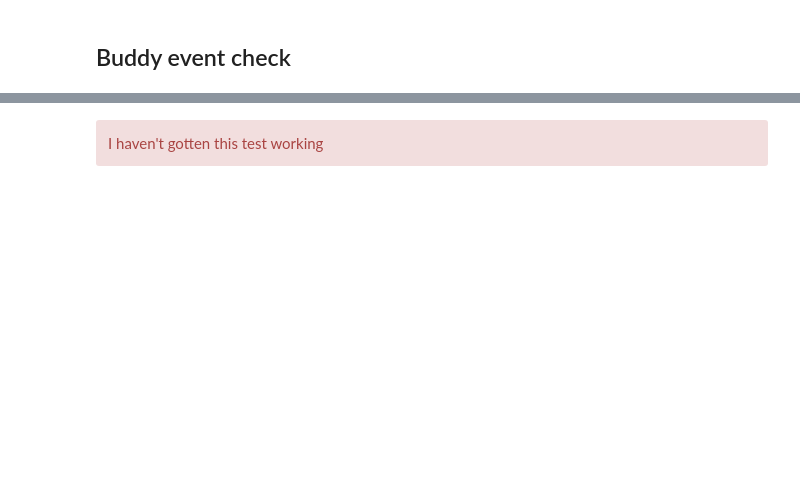
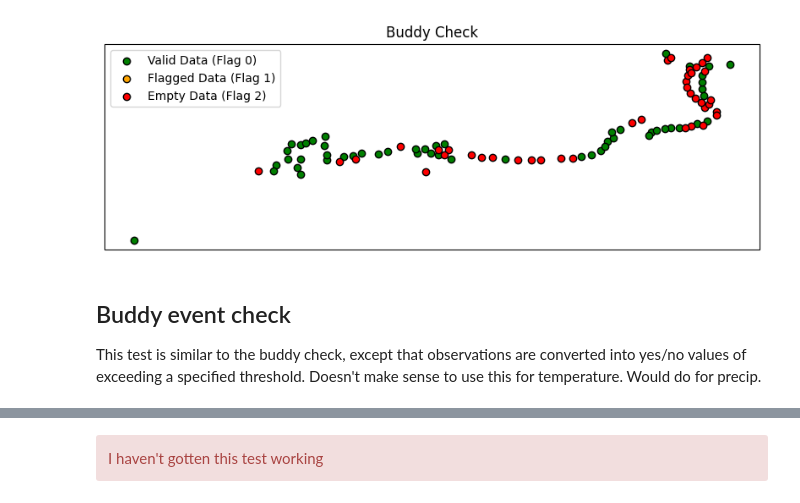
Before and after one commit to tarenmcleod/sp, a Jupyter notebook: titanlib_nebelhorn.ipynb, the cells around one changed output, grey strips where cells are left out. Drawn from its saved outputs; the diff is of its cells as text; code cells hidden in the pictures; blank space fills up the shorter version.

```diff
--- a/titanlib_nebelhorn.ipynb
+++ b/titanlib_nebelhorn.ipynb
@@ -172,30 +173,74 @@ print(dataset.get_flags())
 # %%
-
 #Buddy check
+radius = np.full(points.size(), 5000)
+num_min = np.full(points.size(), 1)
+threshold = 10
+max_elev_diff = 200
+elev_gradient = -0.0065 ## think about inversion
 
 
-radius = np.full(points.size(), 5000)
-num_min = np.full(points.size(), 1)
-threshold = 2
-max_elev_diff = 200
-elev_gradient = -0.0065
-min_std = 1
+min_std = 2
 num_iterations = 5
+obs_to_check = np.full(points.size(), 1)
 
 flags = titanlib.buddy_check(
-    points,
+    points, #Point object with station position
     temperature,
-    radius,
-    num_min,
-    threshold,
-    max_elev_diff,
-    elev_gradient,
-    min_std,
-    num_iterations,
+    radius, # Search radius
+    num_min, # The minimum number of buddies a station can have
+    threshold, # the variance threshold for flagging a station
+    max_elev_diff, # the maximum difference in elevation for a buddy (if negative will not check for heigh difference)
+    elev_gradient, # linear elevation gradient with height
+    min_std, # 	If the standard deviation of values in a neighborhood are less than min_std, min_std will be used instead
+    num_iterations, # The number of iterations to perform
+    obs_to_check # Observations that will be checked (since can pass in observations that will not be checked). 1=check the corresponding observation
 )
 
 print(flags)
-print(num_min)
+
+# I can make an override where the missing data is flagged as 2 so it isn't disracting.
+# Identify empty (NaN) data and set flags to 2
+flags[np.isnan(temperature)] = 2
+
+print(flags)  # Now, flags will contain 0 (OK), 1 (bad), and 2 (empty)
+
+
+# Extract indices based on flag values
+valid_indices = np.where(flags == 0)[0]  # Green: Valid data
+flagged_indices = np.where(flags == 1)[0]  # Orange: Flagged data
+empty_indices = np.where(flags == 2)[0]  # Red: Empty data
+
+# Create a map
+fig, ax = plt.subplots(figsize=(10, 6), subplot_kw={"projection": ccrs.PlateCarree()})
+
+# Add map features
+ax.add_feature(cfeature.BORDERS, linestyle=":")
+ax.add_feature(cfeature.COASTLINE)
+
+# Plot valid observations (green)
+ax.scatter(
+    longitude[valid_indices], latitude[valid_indices],
+    c="green", label="Valid Data (Flag 0)", edgecolors="black", transform=ccrs.PlateCarree()
+)
+
+# Plot flagged observations (orange)
+ax.scatter(
+    longitude[flagged_indices], latitude[flagged_indices],
+    c="orange", label="Flagged Data (Flag 1)", edgecolors="black", transform=ccrs.PlateCarree()
+)
+
+# Plot empty data (red)
+ax.scatter(
+    longitude[empty_indices], latitude[empty_indices],
+    c="red", label="Empty Data (Flag 2)", edgecolors="black", transform=ccrs.PlateCarree()
+)
+
+# Add title & legend
+ax.set_title("Buddy Check")
+ax.legend()
+
+# Show the map
+plt.show()
 # %% [output]
 [1 0 1 1 0 0 1 1 0 0 0 1 0 0 1 1 0 0 0 0 1 1 1 0 1 0 1 0 0 0 1 1 0 0 1 1 0
  0 1 0 0 0 0 1 0 0 0 0 1 1 0 1 1 0 0 1 1 0 0 1 1 1 1 0 0 0 0 1 1 0 1 1 0 0
@@ -206,3 +251,5 @@ print(num_min)
+[figure, added]
 # %% [markdown]
 ## Buddy event check
+This test is similar to the buddy check, except that observations are converted into yes/no values of exceeding a specified threshold. Doesn't make sense to use this for temperature. Would do for precip.
 # %%
```
Also changed, not shown: parts of 33 cells of this notebook.
